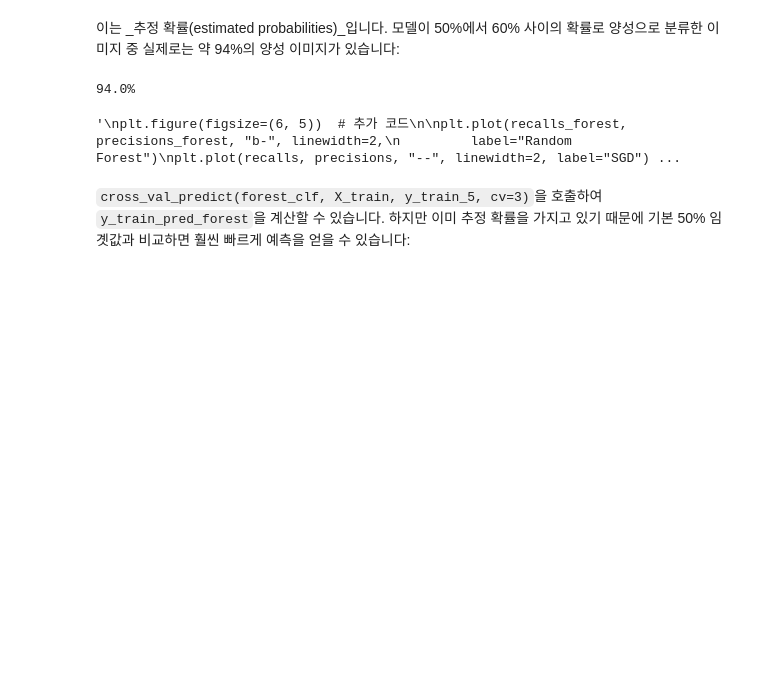
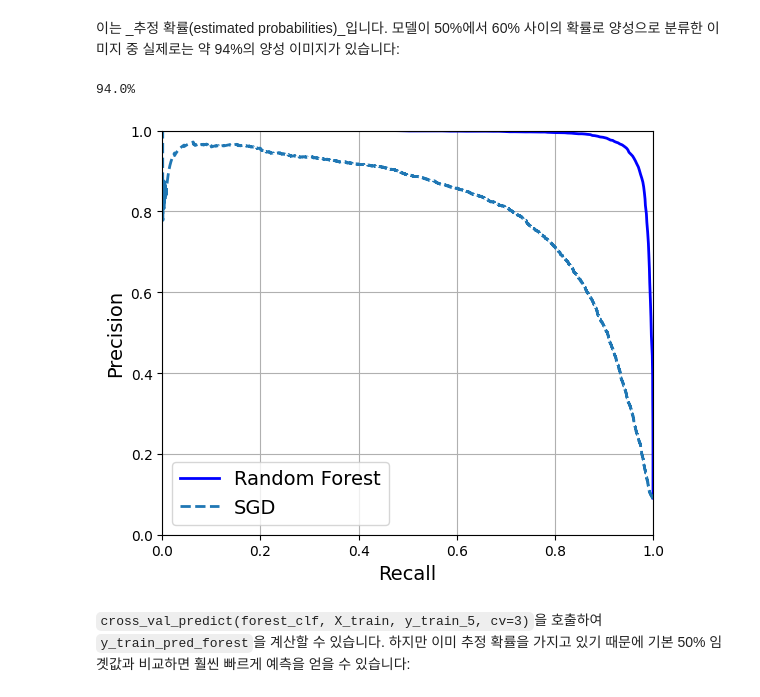
Before and after one commit to aaronkr-classroom/3-classification-pm-ssoDTlab, a Jupyter notebook: 03_classification.ipynb, the cells around one changed output. Drawn from its saved outputs; the diff is of its cells as text; code cells hidden in the pictures; blank space fills up the shorter version.

```diff
--- a/03_classification.ipynb
+++ b/03_classification.ipynb
@@ -462,27 +462,26 @@ print(f"{(y_train_5[idx_50_to_60]).sum() / idx_50_to_60.sum():.1%}")
 94.0%
 # %%
 y_scores_forest = y_probas_forest[:, 1]
-# precisions_forest, recalls_forest, thresholds_forest = precision_recall_curve(...)
+precisions_forest, recalls_forest, thresholds_forest = precision_recall_curve(y_train_5, y_scores_forest)
 # %%
-'''
+
 plt.figure(figsize=(6, 5))  # 추가 코드
 
 plt.plot(recalls_forest, precisions_forest, "b-", linewidth=2,
          label="Random Forest")
 plt.plot(recalls, precisions, "--", linewidth=2, label="SGD")
 
 # 추가 코드 – 그림 3–8을 그리고 저장합니다
 plt.xlabel("Recall")
 plt.ylabel("Precision")
 plt.axis([0, 1, 0, 1])
 plt.grid()
 plt.legend(loc="lower left")
 save_fig("pr_curve_comparison_plot")
 
 plt.show()
-'''
 # %% [output]
-'\nplt.figure(figsize=(6, 5))  # 추가 코드\n\nplt.plot(recalls_forest, precisions_forest, "b-", linewidth=2,\n         label="Random Forest")\nplt.plot(recalls, precisions, "--", linewidth=2, label="SGD") ...
+[figure, added]
 # %% [markdown]
 `cross_val_predict(forest_clf, X_train, y_train_5, cv=3)`을 호출하여 `y_train_pred_forest`을 계산할 수 있습니다.
 하지만 이미 추정 확률을 가지고 있기 때문에 기본 50% 임곗값과 비교하면 훨씬 빠르게 예측을 얻을 수 있습니다:
```
Also changed, not shown: parts of 15 cells of this notebook, 5 other files.
